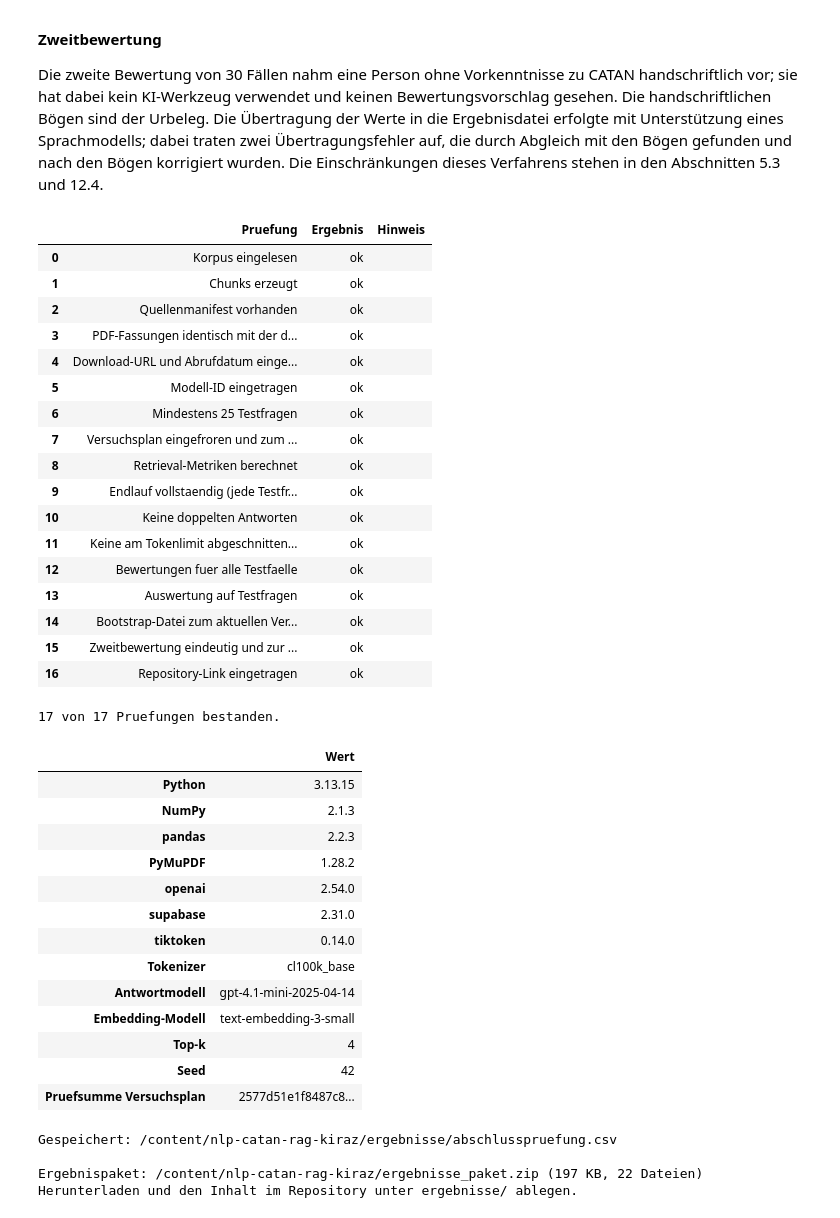
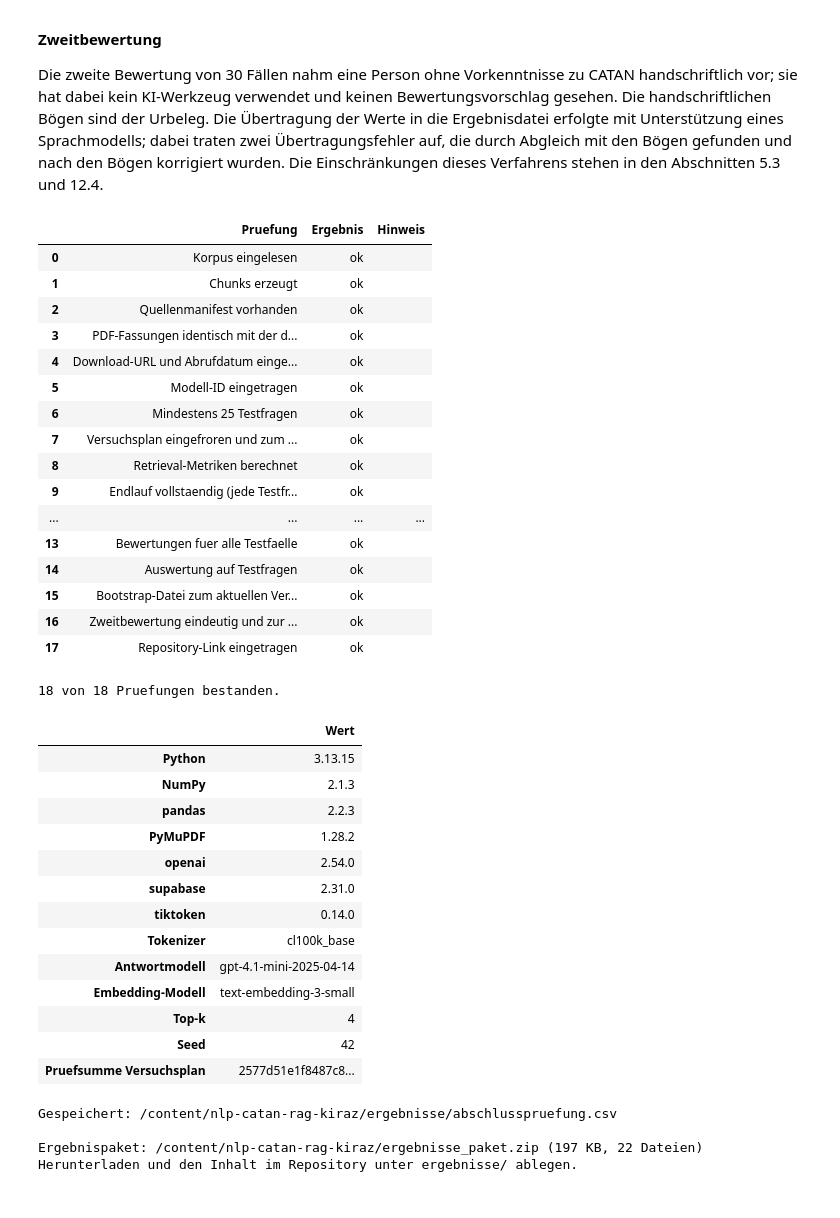
Before and after one commit to Oz1904/nlp-catan-rag-kiraz, a Jupyter notebook: endlauf_2026-09-27.ipynb, the cells around one changed output. Cells and saved outputs as stored; diff of their text form; code cells hidden in the pictures.

```diff
--- a/endlauf_2026-09-27.ipynb
+++ b/endlauf_2026-09-27.ipynb
@@ -3645,12 +3645,19 @@ if PRUEFMODUS:
     retrieval_ergebnisse = pd.DataFrame(zeilen)
     print(f"Pruefmodus: {len(retrieval_ergebnisse)} Kennzahlen aus den gespeicherten "
           f"Treffern neu berechnet.")
+    kennungen = gespeichert["question_id"].tolist()
+    RETRIEVAL_VOLLSTAENDIG = (len(kennungen) == len(set(kennungen))
+                              and set(kennungen) == {f["question_id"] for f in FRAGEN})
+    RETRIEVAL_REPRODUZIERT = not abweichungen
     if abweichungen:
         print("ACHTUNG: Abweichung zu den gespeicherten Werten:")
         for kennung, spalte, a, b in abweichungen[:10]:
             print(f"  {kennung} {spalte}: gespeichert {a:.3f}, neu {b:.3f}")
     else:
         print("Alle Werte stimmen mit den gespeicherten Kennzahlen ueberein.")
+    if not RETRIEVAL_VOLLSTAENDIG:
+        print("ACHTUNG: retrieval_metriken.csv enthaelt nicht genau jede Frage "
+              "des Katalogs einmal.")
 else:
     retrieval_ergebnisse = pd.DataFrame(
         [bewerte_retrieval(f) for f in FRAGEN if f["split"] in AUSWERTUNGS_SPLITS])
@@ -4068,9 +4075,17 @@ if PRUEFMODUS:
                   "unveraendert; die gespeicherten Antworten und Bewertungen sind "
                   "davon unberuehrt.")
         else:
-            print("  Solange diese Abweichung besteht, ist der ausgewertete Stand "
-                  "nicht der abgegebene. Die Auswertung laeuft weiter, die "
-                  "Abschlusspruefung weist den Punkt aber als nicht bestanden aus.")
+            # Katalog oder Konfiguration weichen ab. Eine Auswertung wuerde dann
+            # z. B. Regelgruppen des geaenderten Katalogs verwenden und
+            # plausibel wirkende, aber falsche Tabellen erzeugen - deshalb
+            # Abbruch vor jeder Auswertung.
+            raise RuntimeError(
+                "Pruefmodus: Katalog oder Konfiguration dieses Notebooks ergeben "
+                "nicht die Pruefsumme des Abgabelaufs"
+                + (f" (abweichende Felder: {', '.join(abweichend)})" if abweichend
+                   else " (Abweichung im Fragenkatalog)")
+                + ". Ausgewertet wuerde ein anderer Stand als der abgegebene; "
+                "die Auswertung wird abgebrochen.")
 
     print(f"\nModell des Abgabelaufs: {konfiguration.get('modell_antwort')}, "
           f"Top-k = {konfiguration.get('top_k')}, "
@@ -4205,6 +4220,10 @@ def lade_protokoll() -> pd.DataFrame:
                           if z.get("pruefsumme") == PRUEFSUMME and z.get("erfolg")])
     if frame.empty:
         return frame
+    # Dubletten werden VOR dem Bereinigen gezaehlt; sonst koennte die
+    # Abschlusspruefung "Keine doppelten Antworten" nie fehlschlagen.
+    global PROTOKOLL_DUBLETTEN
+    PROTOKOLL_DUBLETTEN = int(frame.duplicated(subset=["question_id", "bedingung"]).sum())
     return frame.drop_duplicates(subset=["question_id", "bedingung"], keep="last")
 
 
@@ -5435,7 +5506,18 @@ doppelt = len(ist) - len(set(ist))
 pruefe("Endlauf vollstaendig (jede Testfrage x A, B, C)",
        (ENDLAUF or PRUEFMODUS) and soll and not fehlend,
        f"{len(fehlend)} Kombination(en) fehlen, z. B. {sorted(fehlend)[:3]}")
-pruefe("Keine doppelten Antworten", doppelt == 0, f"{doppelt} Dubletten im Protokoll")
+dubletten = globals().get("PROTOKOLL_DUBLETTEN", 0)
+pruefe("Keine doppelten Antworten im Laufprotokoll", dubletten == 0,
+       f"{dubletten} Dubletten vor der Bereinigung")
+if globals().get("BOGEN_ABWEICHUNGEN") is not None:
+    pruefe("Bewertungsbogen passt zu Laufprotokoll und Katalog",
+           not BOGEN_ABWEICHUNGEN,
+           f"{len(BOGEN_ABWEICHUNGEN or [])} Faelle mit abweichender Antwort, Frage oder Referenz")
+if PRUEFMODUS:
+    pruefe("Retrieval-Kennzahlen aus gespeicherten Treffern reproduziert",
+           globals().get("RETRIEVAL_REPRODUZIERT", False)
+           and globals().get("RETRIEVAL_VOLLSTAENDIG", False),
+           "Abweichung oder unvollstaendige retrieval_metriken.csv - siehe Retrieval-Schritt")
 pruefe("Keine am Tokenlimit abgeschnittene Antwort",
        not len(antworten) or "abbruchgrund" not in antworten
        or not (antworten["abbruchgrund"] == "length").any(),
@@ -5515,41 +5597,40 @@ print(f"\nGespeichert: {AUSGABE_DIR / 'abschlusspruefung.csv'}")
 # urheberrechtlich geschuetzt (Abschnitt 4.1) und werden bei Bedarf neu geladen.
 if not PRUEFMODUS:
     paket = PROJEKT_DIR / "ergebnisse_paket.zip"
     with zipfile.ZipFile(paket, "w", zipfile.ZIP_DEFLATED) as archiv:
         for datei in sorted(ERGEBNIS_DIR.iterdir()):
             if datei.is_file() and datei.suffix.lower() != ".pdf":
                 archiv.write(datei, f"ergebnisse/{datei.name}")
     groesse = paket.stat().st_size / 1024
     print(f"\nErgebnispaket: {paket} ({groesse:,.0f} KB, "
           f"{len(list(ERGEBNIS_DIR.iterdir()))} Dateien)")
     print("Herunterladen und den Inhalt im Repository unter ergebnisse/ ablegen.")
     if IN_COLAB:
         try:
             from google.colab import files
             files.download(str(paket))
         except Exception as fehler:
             print(f"Automatischer Download nicht moeglich ({type(fehler).__name__}) - "
                   f"Datei links im Dateibrowser herunterladen.")
 # %% [output]
 |  | Pruefung | Ergebnis | Hinweis |
 | 0 | Korpus eingelesen | ok |  |
 | 1 | Chunks erzeugt | ok |  |
 | 2 | Quellenmanifest vorhanden | ok |  |
 | 3 | PDF-Fassungen identisch mit der d... | ok |  |
 | 4 | Download-URL und Abrufdatum einge... | ok |  |
 | 5 | Modell-ID eingetragen | ok |  |
 | 6 | Mindestens 25 Testfragen | ok |  |
 | 7 | Versuchsplan eingefroren und zum ... | ok |  |
 | 8 | Retrieval-Metriken berechnet | ok |  |
 | 9 | Endlauf vollstaendig (jede Testfr... | ok |  |
-| 10 | Keine doppelten Antworten | ok |  |
-| 11 | Keine am Tokenlimit abgeschnitten... | ok |  |
-| 12 | Bewertungen fuer alle Testfaelle | ok |  |
-| 13 | Auswertung auf Testfragen | ok |  |
-| 14 | Bootstrap-Datei zum aktuellen Ver... | ok |  |
-| 15 | Zweitbewertung eindeutig und zur ... | ok |  |
-| 16 | Repository-Link eingetragen | ok |  |
+| ... | ... | ... | ... |
+| 13 | Bewertungen fuer alle Testfaelle | ok |  |
+| 14 | Auswertung auf Testfragen | ok |  |
+| 15 | Bootstrap-Datei zum aktuellen Ver... | ok |  |
+| 16 | Zweitbewertung eindeutig und zur ... | ok |  |
+| 17 | Repository-Link eingetragen | ok |  |
-17 von 17 Pruefungen bestanden.
+18 von 18 Pruefungen bestanden.
 |  | Wert |
 | Python | 3.13.15 |
 | NumPy | 2.1.3 |
```
Also changed, not shown: parts of 5 cells of this notebook.
